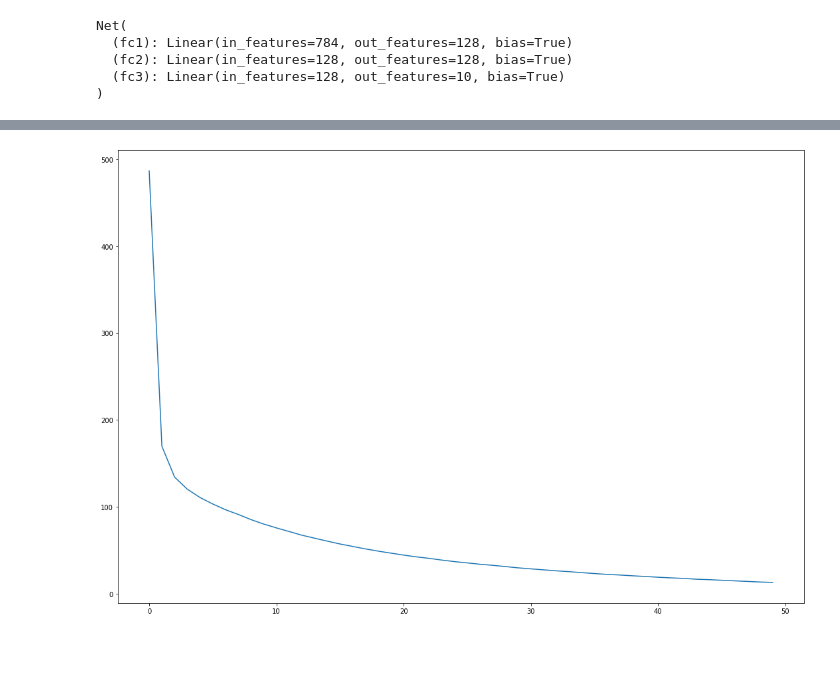
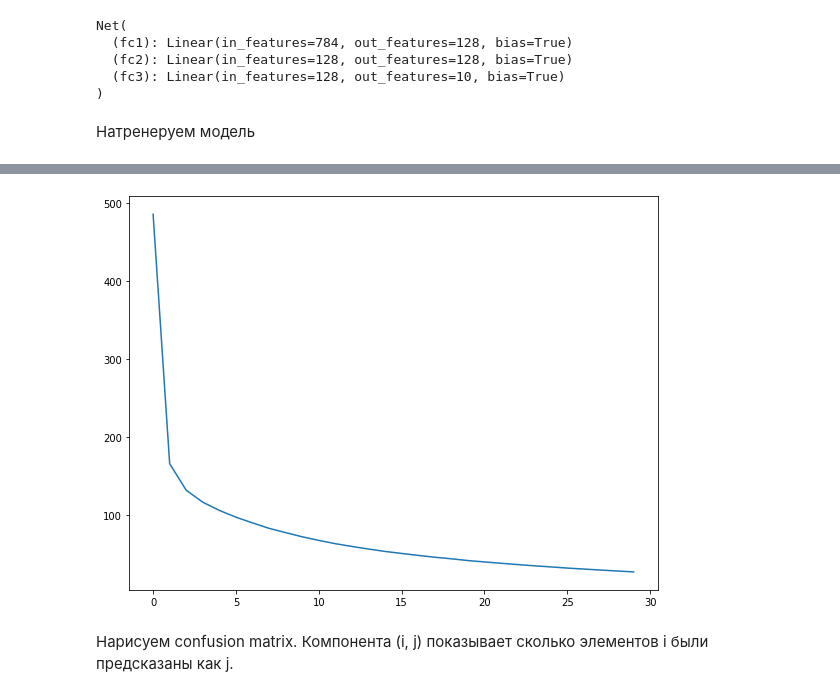
Before and after one commit to Alina9/Adversarial-attack, a Jupyter notebook: adversarial_attack.ipynb, the cells around one changed output, grey strips where cells are left out. Saved outputs shown, nothing was run; the diff lists cells and outputs as text; code cells hidden in the pictures; blank space fills up the shorter version.

```diff
--- a/adversarial_attack.ipynb
+++ b/adversarial_attack.ipynb
@@ -63,9 +65,11 @@ Net(
 # %%
 optim = torch.optim.Adam(model.parameters(), lr=1e-4)
 loss_function = nn.CrossEntropyLoss()
+# %% [markdown]
+Натренеруем модель
 # %%
 losses = []
-epoch = 50
+epoch = 30
 for i in range(epoch):
     sum_loss = 0
     for batch in iter(dataloader):
@@ -77,9 +81,10 @@ for i in range(epoch):
         optim.step()
         sum_loss += loss.item()
     losses.append(sum_loss)
-    print("Episode:", i, "Loss:", sum_loss)
+    if (i + 1) % 5 == 0 or i == 0:
+        print("Episode:", i+1, "Loss:", sum_loss)
 
-plt.figure(figsize=(15, 10))
+plt.figure(figsize=(8, 6))
 plt.plot(list(range(epoch)), losses)
 plt.tight_layout()
 plt.show()
@@ -104,4 +99,6 @@ Episode: 49 Loss: 13.0325672281906
-[figure, old version]
+[figure, new version]
+# %% [markdown]
+Нарисуем confusion matrix. Компонента (i, j) показывает сколько элементов i были предсказаны как j.
 # %%
 def predict(X):
     X = torch.Tensor(X).float()
```
Also changed, not shown: parts of 12 cells of this notebook.
